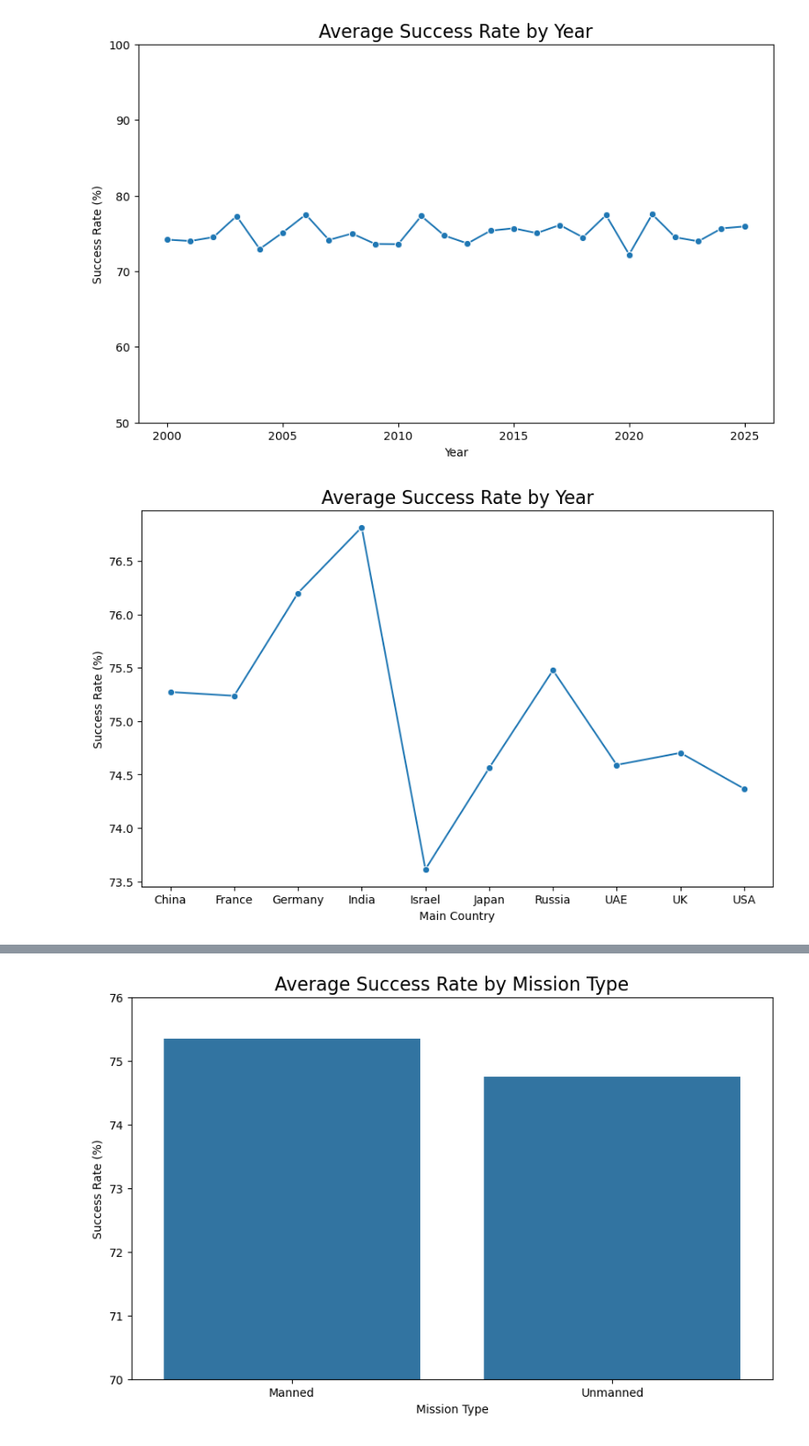
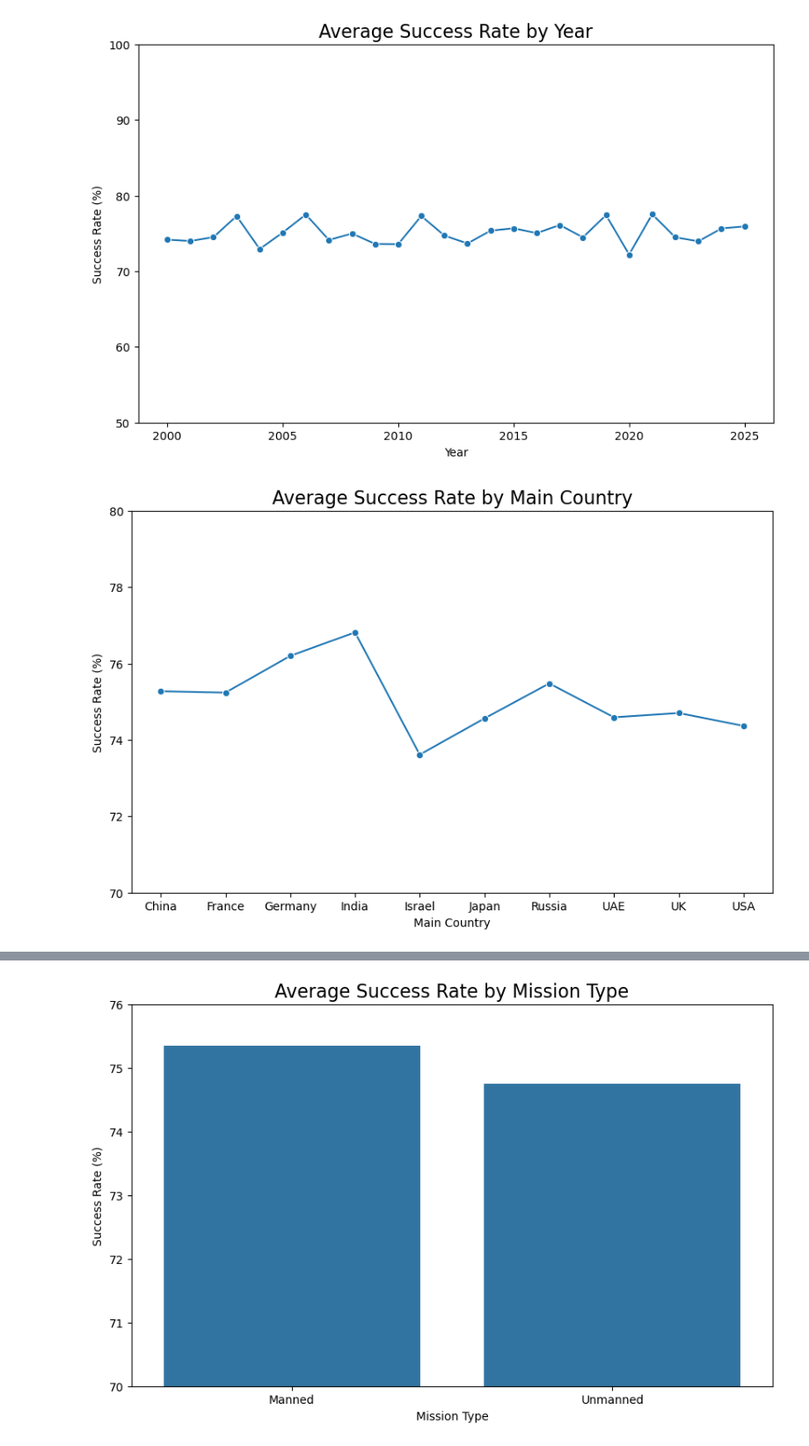
Before and after one commit to BigVictorFans/CU5PROJECTDANISH, a Jupyter notebook: notebook.ipynb, the cells around one changed output, grey strips where cells are left out. Shown at 88% size. Drawn from its saved outputs; the diff is of its cells as text; code cells hidden in the pictures.

```diff
--- a/notebook.ipynb
+++ b/notebook.ipynb
@@ -190,7 +190,8 @@ avg_success_country = df.groupby('Main Country')['Success Rate (%)'].mean().rese
 # %%
 plt.figure(figsize=(10,6))
 sns.lineplot(data=avg_success_country , x='Main Country', y='Success Rate (%)', marker='o')
-plt.title('Average Success Rate by Year', fontsize=16)
+plt.title('Average Success Rate by Main Country', fontsize=16)
+plt.ylim(70, 80)
 plt.show()
 # %% [output]
-[figure, old version]
+[figure, new version]
```
Also changed, not shown: parts of 6 cells of this notebook.
